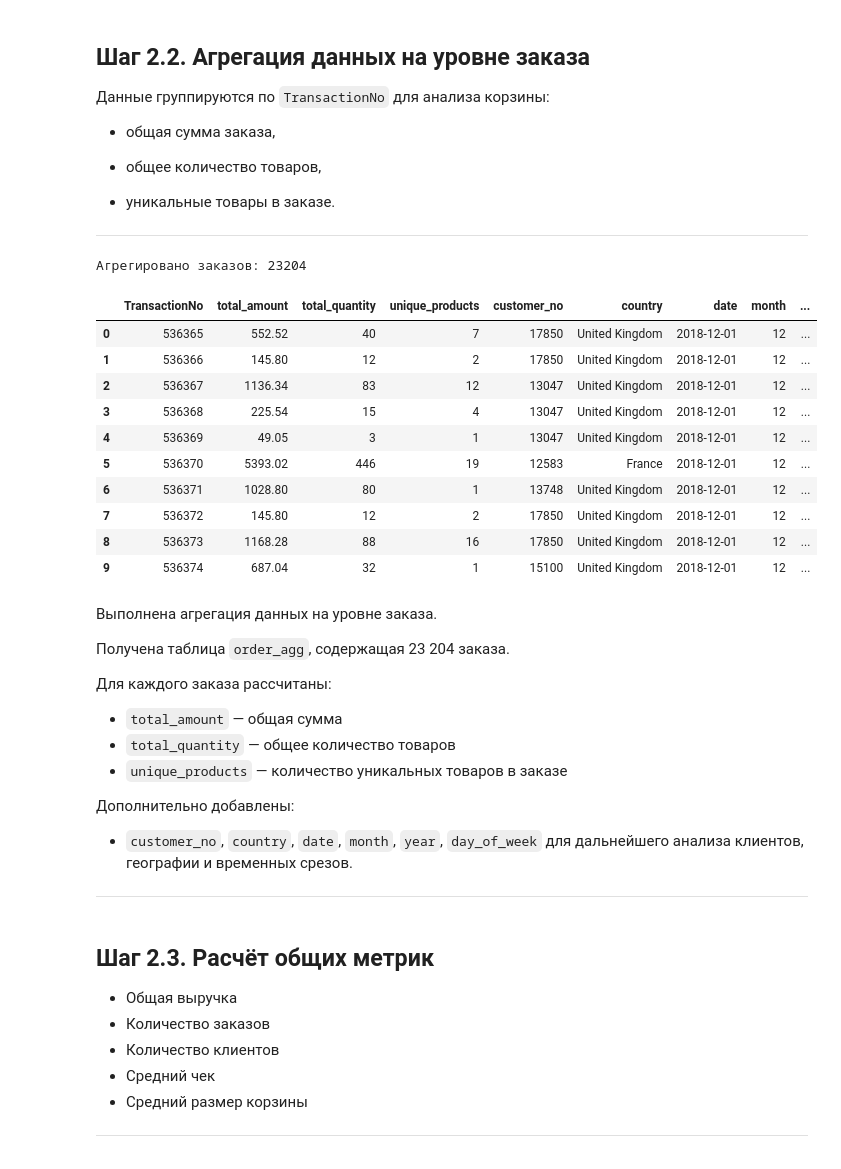
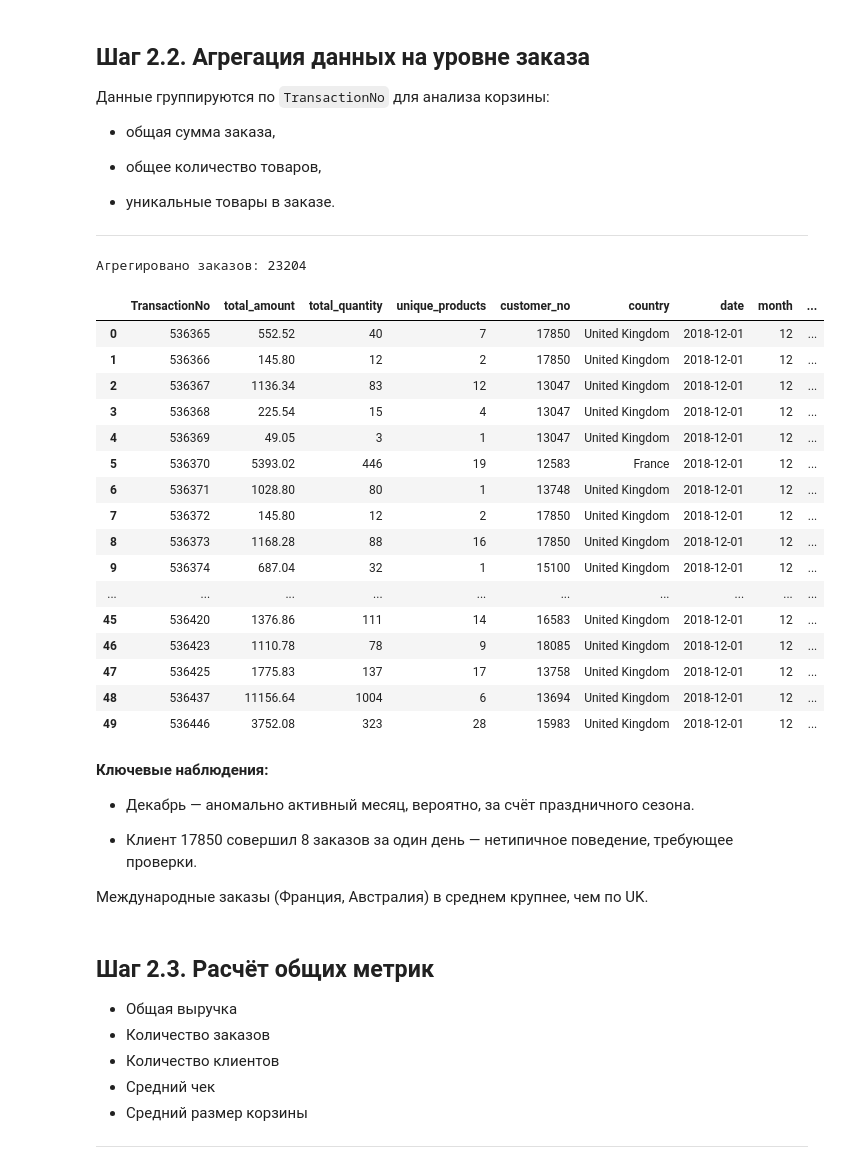
Before and after one commit to dazzens/dazzens, a Jupyter notebook: EDA_проект.ipynb, the cells around one changed output. Drawn from its saved outputs; the diff is of its cells as text; code cells hidden in the pictures.

Commit message:
сделан основной скелет, теперь этап полировки начинается и проверки

```diff
--- a/EDA_проект.ipynb
+++ b/EDA_проект.ipynb
@@ -1405,48 +1483,48 @@ TotalAmount: -840113.80 – 1002718.10
 
 order_agg = df.groupby('TransactionNo').agg(
     total_amount=('TotalAmount', 'sum'), # общая сумма заказа,
     total_quantity=('Quantity', 'sum'), # общее количество товаров,
     unique_products=('ProductNo', 'nunique'), #уникальные товары в заказе
 
     # дополнительные группировки
     customer_no=('CustomerNo', 'first'),
     country=('Country', 'first'),
     date=('Date', 'first'),
     month=('Month', 'first'),
     year=('Year', 'first'),
     day_of_week=('DayOfWeek', 'first')
 ).reset_index()
 
 print(f"Агрегировано заказов: {len(order_agg)}")
 
-display(order_agg.head(10))
+display(order_agg.head(50))
 # %% [output]
 Агрегировано заказов: 23204
 |  | TransactionNo | total_amount | total_quantity | unique_products | customer_no | country | date | month | ... |
 | 0 | 536365 | 552.52 | 40 | 7 | 17850 | United Kingdom | 2018-12-01 | 12 | ... |
 | 1 | 536366 | 145.80 | 12 | 2 | 17850 | United Kingdom | 2018-12-01 | 12 | ... |
 | 2 | 536367 | 1136.34 | 83 | 12 | 13047 | United Kingdom | 2018-12-01 | 12 | ... |
 | 3 | 536368 | 225.54 | 15 | 4 | 13047 | United Kingdom | 2018-12-01 | 12 | ... |
 | 4 | 536369 | 49.05 | 3 | 1 | 13047 | United Kingdom | 2018-12-01 | 12 | ... |
 | 5 | 536370 | 5393.02 | 446 | 19 | 12583 | France | 2018-12-01 | 12 | ... |
 | 6 | 536371 | 1028.80 | 80 | 1 | 13748 | United Kingdom | 2018-12-01 | 12 | ... |
 | 7 | 536372 | 145.80 | 12 | 2 | 17850 | United Kingdom | 2018-12-01 | 12 | ... |
 | 8 | 536373 | 1168.28 | 88 | 16 | 17850 | United Kingdom | 2018-12-01 | 12 | ... |
 | 9 | 536374 | 687.04 | 32 | 1 | 15100 | United Kingdom | 2018-12-01 | 12 | ... |
+| ... | ... | ... | ... | ... | ... | ... | ... | ... | ... |
+| 45 | 536420 | 1376.86 | 111 | 14 | 16583 | United Kingdom | 2018-12-01 | 12 | ... |
+| 46 | 536423 | 1110.78 | 78 | 9 | 18085 | United Kingdom | 2018-12-01 | 12 | ... |
+| 47 | 536425 | 1775.83 | 137 | 17 | 13758 | United Kingdom | 2018-12-01 | 12 | ... |
+| 48 | 536437 | 11156.64 | 1004 | 6 | 13694 | United Kingdom | 2018-12-01 | 12 | ... |
+| 49 | 536446 | 3752.08 | 323 | 28 | 15983 | United Kingdom | 2018-12-01 | 12 | ... |
-# %% [markdown]
-Выполнена агрегация данных на уровне заказа.
-
-Получена таблица `order_agg`, содержащая 23 204 заказа.
-
-Для каждого заказа рассчитаны:
-- `total_amount` — общая сумма
-- `total_quantity` — общее количество товаров
-- `unique_products` — количество уникальных товаров в заказе
-
-Дополнительно добавлены:
-- `customer_no`, `country`, `date`, `month`, `year`, `day_of_week` для дальнейшего анализа клиентов, географии и временных срезов.
-
----
+# %% [markdown]
+**Ключевые наблюдения:**
+
+- Декабрь — аномально активный месяц, вероятно, за счёт праздничного сезона.
+
+- Клиент 17850 совершил 8 заказов за один день — нетипичное поведение, требующее проверки.
+
+Международные заказы (Франция, Австралия) в среднем крупнее, чем по UK.
 # %% [markdown]
 ## **Шаг 2.3. Расчёт общих метрик**
 
```
Also changed, not shown: parts of 76 cells of this notebook.
